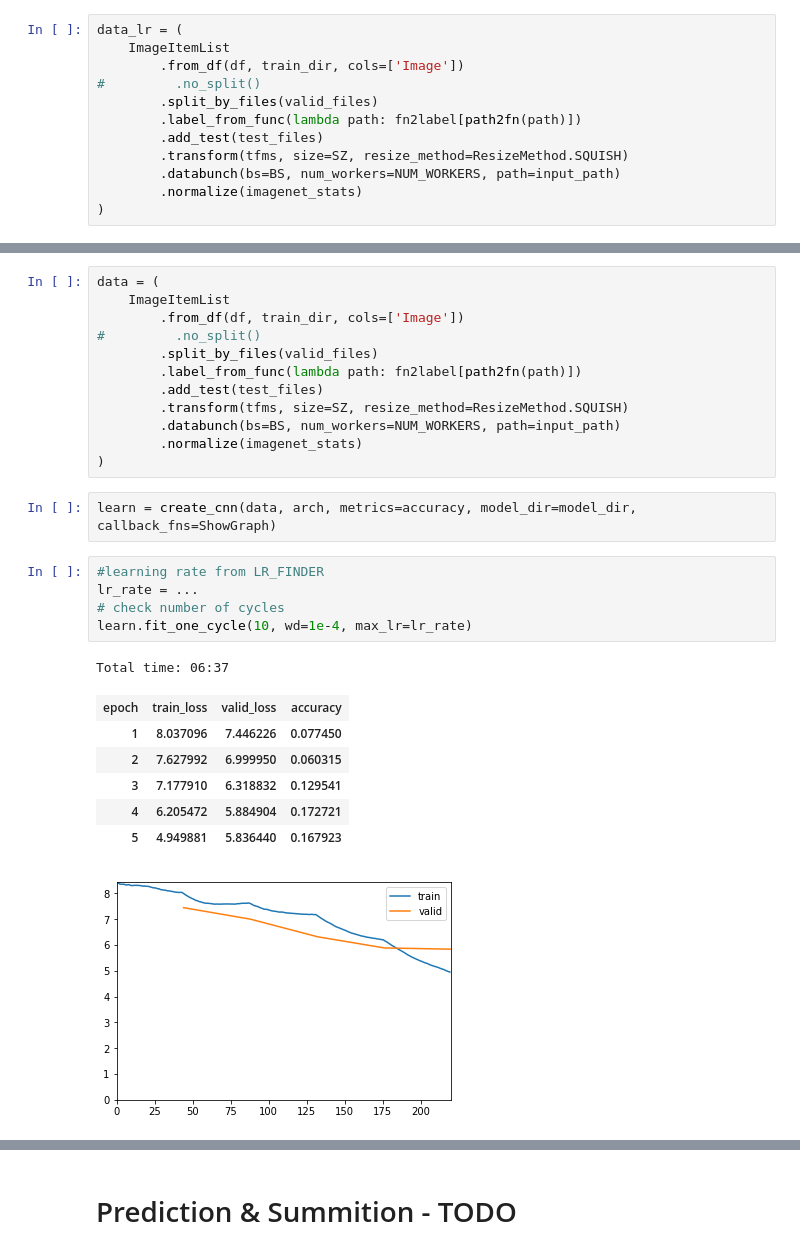
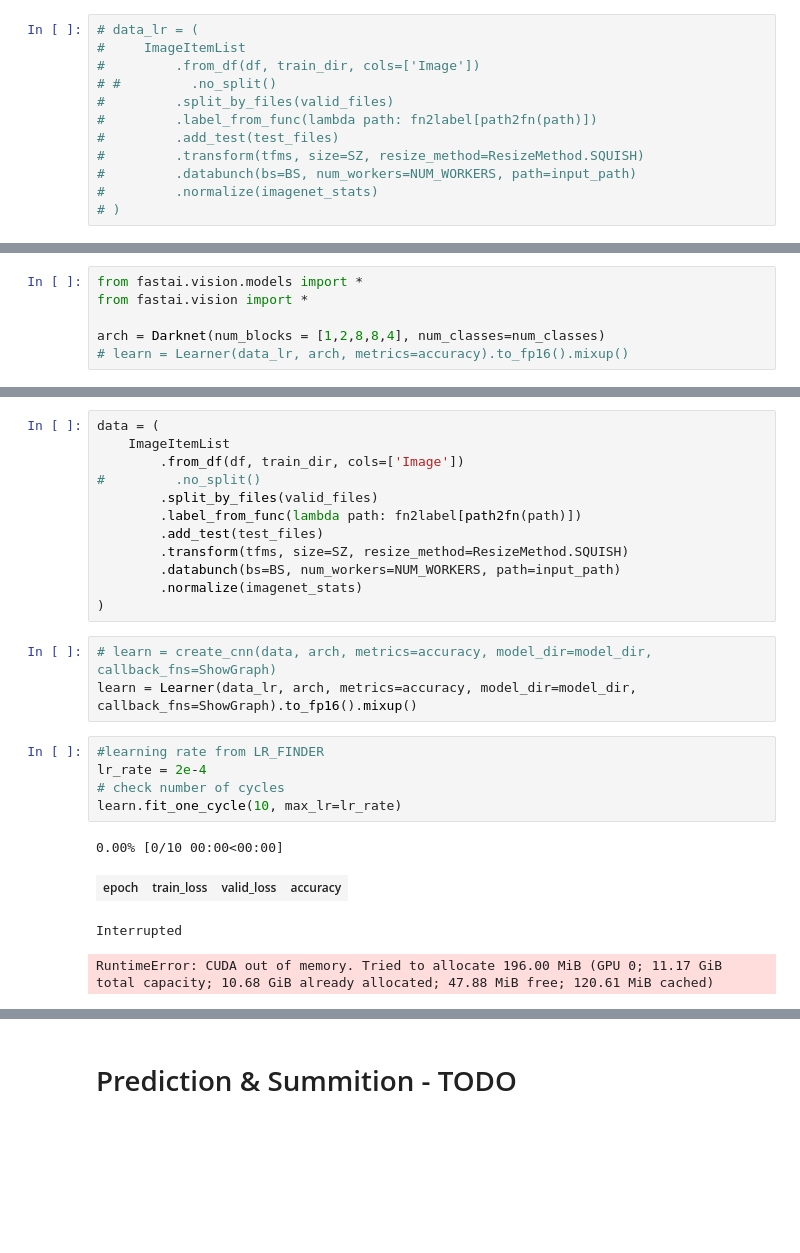
Before and after one commit to Barteus/kaggles, a Jupyter notebook: whales/whales-4.ipynb, the cells around one changed output, grey strips where cells are left out. Saved outputs shown, nothing was run; the diff lists cells and outputs as text; blank space fills up the shorter version.

Commit message:
darknet53 impl

```diff
--- a/whales/whales-4.ipynb
+++ b/whales/whales-4.ipynb
@@ -115,12 +109,12 @@ tfms = get_transforms(max_zoom = 1.25)
 # %%
-data_lr = (
-    ImageItemList
-        .from_df(df, train_dir, cols=['Image'])
-#         .no_split()
-        .split_by_files(valid_files)
-        .label_from_func(lambda path: fn2label[path2fn(path)])
-        .add_test(test_files)
-        .transform(tfms, size=SZ, resize_method=ResizeMethod.SQUISH)
-        .databunch(bs=BS, num_workers=NUM_WORKERS, path=input_path)
-        .normalize(imagenet_stats)
-)
+# data_lr = (
+#     ImageItemList
+#         .from_df(df, train_dir, cols=['Image'])
+# #         .no_split()
+#         .split_by_files(valid_files)
+#         .label_from_func(lambda path: fn2label[path2fn(path)])
+#         .add_test(test_files)
+#         .transform(tfms, size=SZ, resize_method=ResizeMethod.SQUISH)
+#         .databunch(bs=BS, num_workers=NUM_WORKERS, path=input_path)
+#         .normalize(imagenet_stats)
+# )
@@ -130,0 +123,6 @@ learn.lr_find()
+# %%
+from fastai.vision.models import *
+from fastai.vision import *
+
+arch = Darknet(num_blocks = [1,2,8,8,4], num_classes=num_classes)
+# learn = Learner(data_lr, arch, metrics=accuracy).to_fp16().mixup()
@@ -147,21 +149,18 @@ data = (
         .normalize(imagenet_stats)
 )
 # %%
-learn = create_cnn(data, arch, metrics=accuracy, model_dir=model_dir, callback_fns=ShowGraph)
+# learn = create_cnn(data, arch, metrics=accuracy, model_dir=model_dir, callback_fns=ShowGraph)
+learn = Learner(data_lr, arch, metrics=accuracy, model_dir=model_dir, callback_fns=ShowGraph).to_fp16().mixup()
 # %%
 #learning rate from LR_FINDER
-lr_rate = ...
+lr_rate = 2e-4
 # check number of cycles
-learn.fit_one_cycle(10, wd=1e-4, max_lr=lr_rate)
+learn.fit_one_cycle(10, max_lr=lr_rate)
 # %% [output]
-Total time: 06:37
+0.00% [0/10 00:00<00:00]
 | epoch | train_loss | valid_loss | accuracy |
-| 1 | 8.037096 | 7.446226 | 0.077450 |
-| 2 | 7.627992 | 6.999950 | 0.060315 |
-| 3 | 7.177910 | 6.318832 | 0.129541 |
-| 4 | 6.205472 | 5.884904 | 0.172721 |
-| 5 | 4.949881 | 5.836440 | 0.167923 |
-[figure, removed]
+Interrupted
+RuntimeError: CUDA out of memory. Tried to allocate 196.00 MiB (GPU 0; 11.17 GiB total capacity; 10.68 GiB already allocated; 47.88 MiB free; 120.61 MiB cached)
 # %%
 learn.unfreeze()
 #learning rate from LR_FINDER / 10
```
Also changed, not shown: parts of 17 cells of this notebook.
